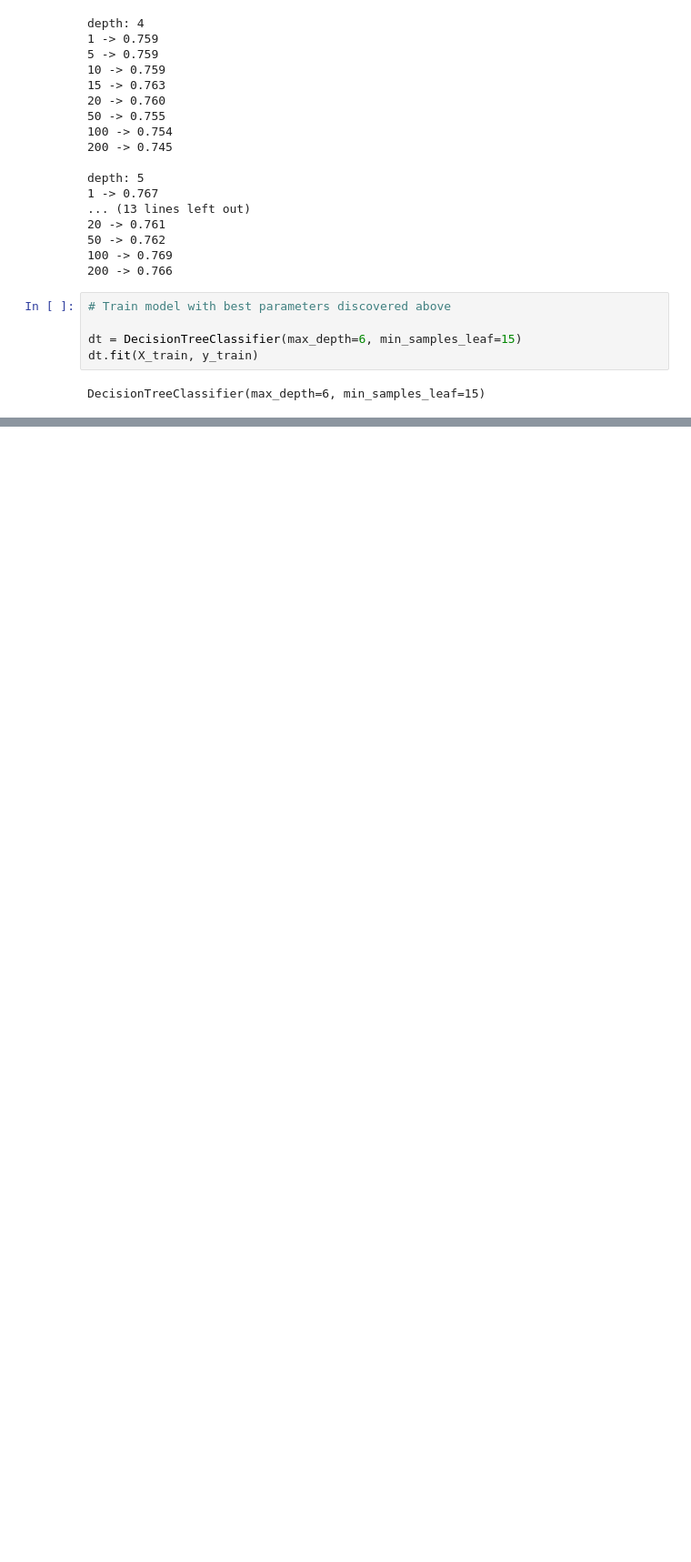
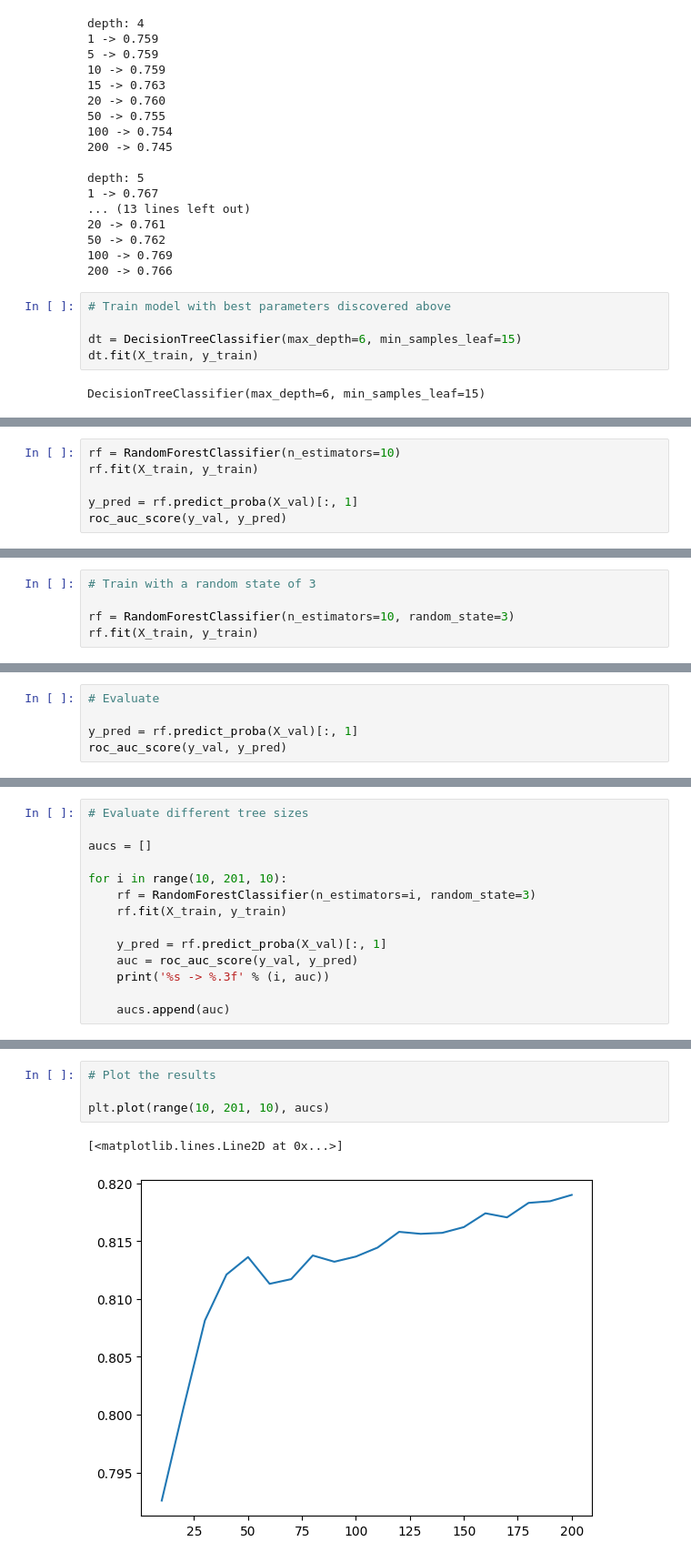
Before and after one commit to ikarabulut/machine-learning-projects, a Jupyter notebook: credit-risk/credit_scoring.ipynb, the cells around one changed output, grey strips where cells are left out. Shown at 91% size. Drawn from its saved outputs; the diff is of its cells as text; blank space fills up the shorter version.

Commit message:
add random forest

```diff
--- a/credit-risk/credit_scoring.ipynb
+++ b/credit-risk/credit_scoring.ipynb
@@ -472,0 +489,6 @@ DecisionTreeClassifier(max_depth=6, min_samples_leaf=15)
+# %%
+rf = RandomForestClassifier(n_estimators=10)
+rf.fit(X_train, y_train)
+
+y_pred = rf.predict_proba(X_val)[:, 1]
+roc_auc_score(y_val, y_pred)
@@ -472,0 +497,5 @@ DecisionTreeClassifier(max_depth=6, min_samples_leaf=15)
+# %%
+# Train with a random state of 3
+
+rf = RandomForestClassifier(n_estimators=10, random_state=3)
+rf.fit(X_train, y_train)
@@ -472,0 +504,5 @@ DecisionTreeClassifier(max_depth=6, min_samples_leaf=15)
+# %%
+# Evaluate
+
+y_pred = rf.predict_proba(X_val)[:, 1]
+roc_auc_score(y_val, y_pred)
@@ -472,0 +511,14 @@ DecisionTreeClassifier(max_depth=6, min_samples_leaf=15)
+# %%
+# Evaluate different tree sizes
+
+aucs = []
+
+for i in range(10, 201, 10):
+    rf = RandomForestClassifier(n_estimators=i, random_state=3)
+    rf.fit(X_train, y_train)
+
+    y_pred = rf.predict_proba(X_val)[:, 1]
+    auc = roc_auc_score(y_val, y_pred)
+    print('%s -> %.3f' % (i, auc))
+
+    aucs.append(auc)
@@ -472,0 +546,7 @@ DecisionTreeClassifier(max_depth=6, min_samples_leaf=15)
+# %%
+# Plot the results
+
+plt.plot(range(10, 201, 10), aucs)
+# %% [output]
+[<matplotlib.lines.Line2D at 0x...>]
+[figure, added]
```
Also changed, not shown: parts of 19 cells of this notebook.
